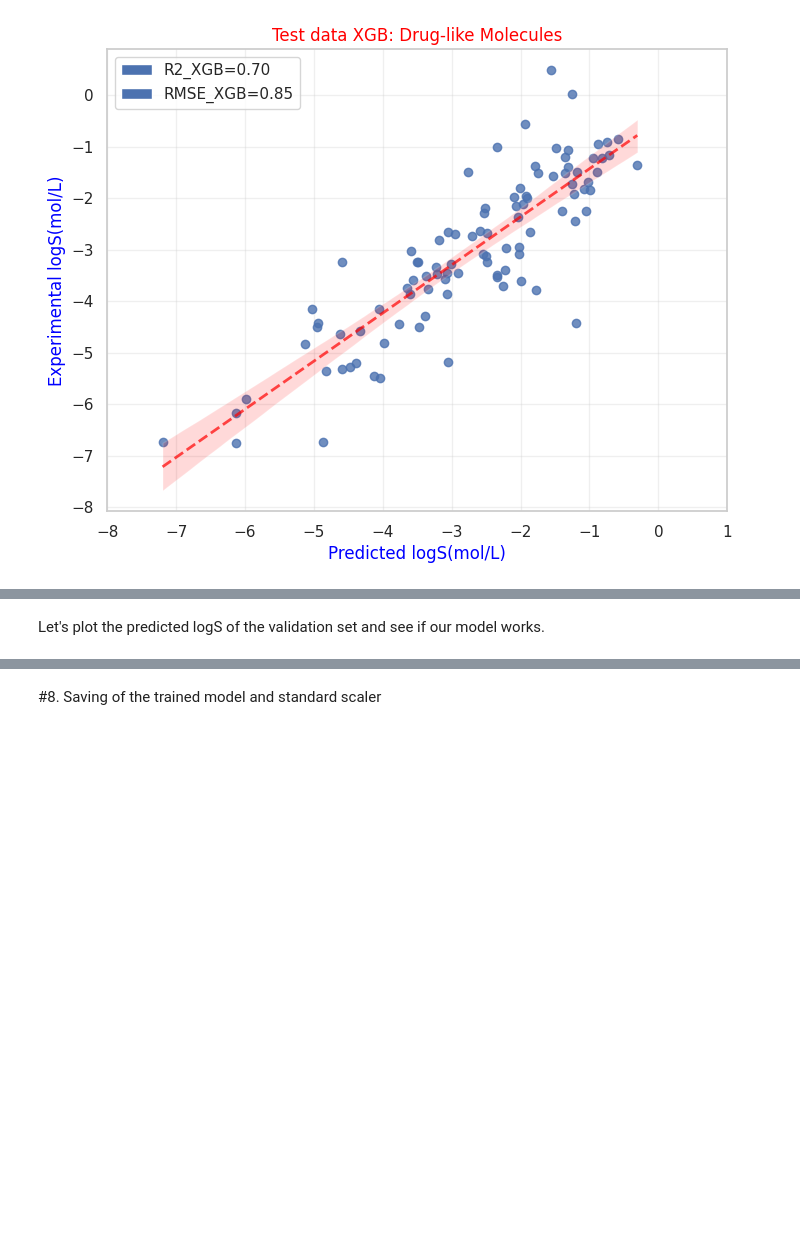
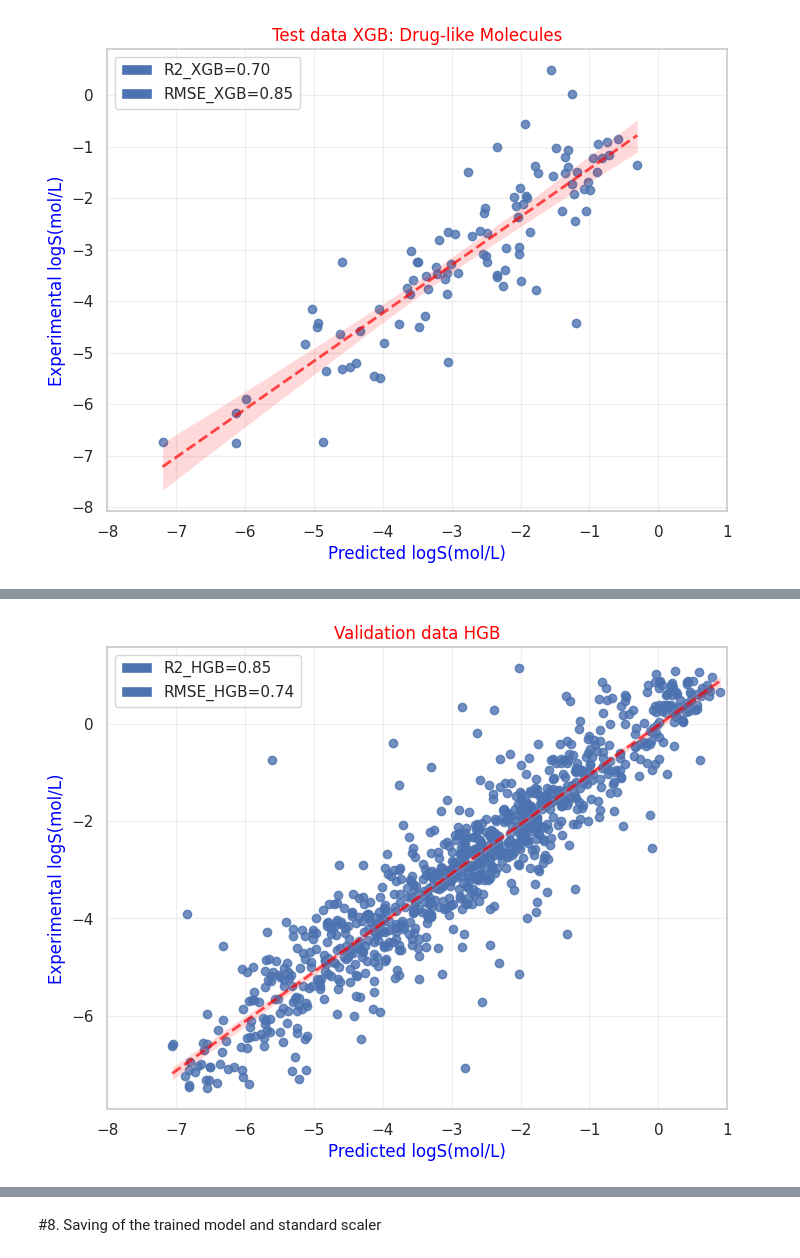
Before and after one commit to LucasCossard/WSPP_Projectppchem, a Jupyter notebook: Notebook_WSP.ipynb, the cells around one changed output, grey strips where cells are left out. Saved outputs shown, nothing was run; the diff lists cells and outputs as text; code cells hidden in the pictures; blank space fills up the shorter version.

```diff
--- a/Notebook_WSP.ipynb
+++ b/Notebook_WSP.ipynb
@@ -811,12 +913,20 @@ y_preds_RF = modelRF.predict(x_valid_imputed)
+# %%
+from sklearn.ensemble import HistGradientBoostingRegressor
+
+model_HGB = HistGradientBoostingRegressor(max_depth = 14,
+                         learning_rate = 0.095,
+                         random_state = 42)
+model_HGB.fit(x_train_scaled,y_train)
+y_preds_HGB = model_HGB.predict(x_valid_scaled)
 # %%
 # A plotting function
-def plot_data_RF(actual, predicted, title):
+def plot_data_HGB(actual, predicted, title):
 
 # model performance using RMSE
-    rmse = np.sqrt(mean_squared_error(actual, predicted))
+    rmse_HGB = np.sqrt(mean_squared_error(actual, predicted))
 
 # R^2 (coefficient of determination) :
-    R2 =r2_score(actual, predicted)
+    R2_HGB =r2_score(actual, predicted)
     plt.figure(figsize=(8,6))
 
 # Plot the figure
@@ -833,6 +943,6 @@ def plot_data_RF(actual, predicted, title):
 
 
     plt.grid(alpha=0.3)
-    R2 = mpatches.Patch(label="R2={:04.2f}".format(R2))
-    rmse = mpatches.Patch(label="RMSE={:04.2f}".format(rmse))
-    plt.legend(handles=[R2, rmse])
+    R2_HGB = mpatches.Patch(label="R2_HGB={:04.2f}".format(R2_HGB))
+    rmse_HGB = mpatches.Patch(label="RMSE_HGB={:04.2f}".format(rmse_HGB))
+    plt.legend(handles=[R2_HGB, rmse_HGB])
@@ -869,2 +948,0 @@ y_test_preds = modelRF.predict(x_scaled_test_adjusted)
-# %% [markdown]
-Let's plot the predicted logS of the validation set and see if our model works.
@@ -875,0 +949,17 @@ plot_data_RF(data_dl["LogS exp (mol/L)"], y_test_preds,
+# %%
+from google.colab import files
+
+sn.set_theme(style="whitegrid")
+plot_data_HGB(y_valid,y_preds_HGB,"Validation data HGB")
+
+# Save the plot as PNG
+plt.savefig('/content/data_HGB.png')
+
+# Download the plot
+files.download('/content/data_HGB.png')
+
+# Save data to CSV
+data_to_save = pd.DataFrame({'True Values': data_dl["LogS exp (mol/L)"], 'Predicted Values': y_test_preds})
+data_to_save.to_csv('/content/data_HGB.csv', index=False)
+files.download('/content/data_HGB.csv')
+# %% [output]
@@ -876,3 +970,4 @@ plot_data_RF(data_dl["LogS exp (mol/L)"], y_test_preds,
+[figure, added]
 # %%
 # Standard scaler - transform
 x_scaled_test = scaler.transform(data_dl_descriptors)
```
Also changed, not shown: parts of 17 cells of this notebook, 7 other files.
